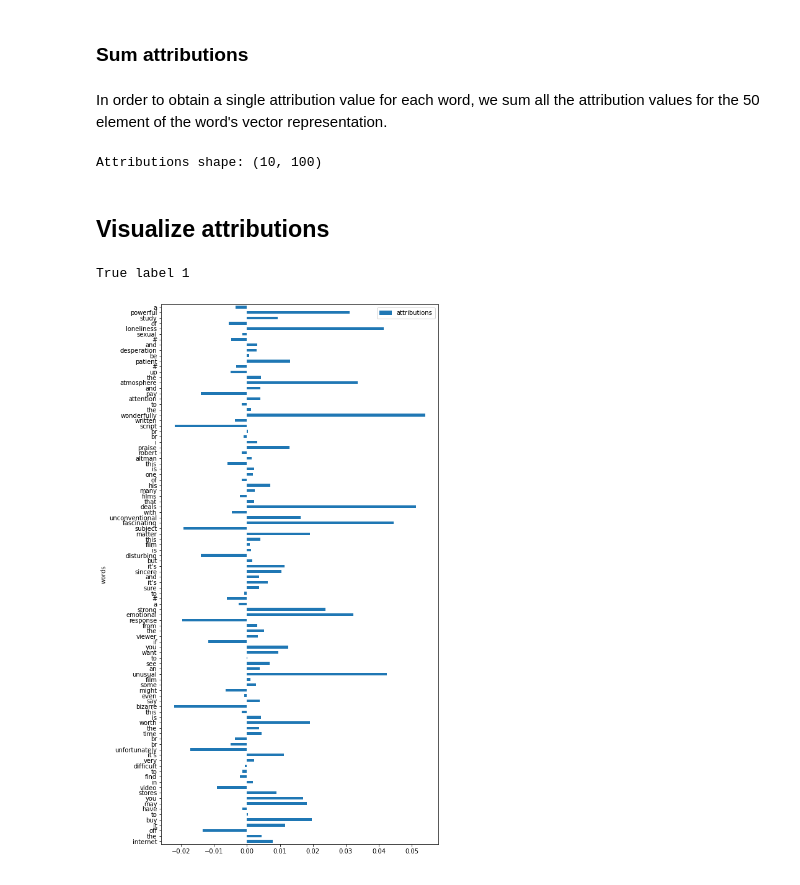
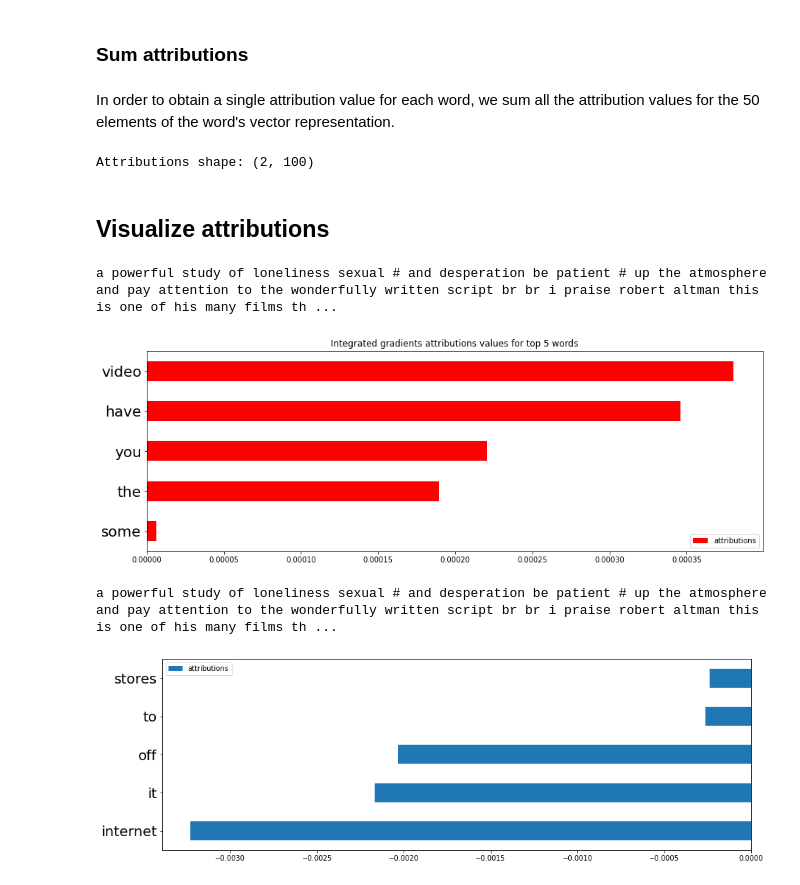
Before and after one commit to SeldonIO/alibi, a Jupyter notebook: examples/integrated_gradients_imdb.ipynb, the cells around one changed output. Drawn from its saved outputs; the diff is of its cells as text; code cells hidden in the pictures.

Commit message:
text visualization, typos

```diff
--- a/examples/integrated_gradients_imdb.ipynb
+++ b/examples/integrated_gradients_imdb.ipynb
@@ -89,8 +77,8 @@ filters = 250
 kernel_size = 3
 hidden_dims = 250
 # %%
-load_model = False
-save_model = True
+load_model = True
+save_model = False
 # %%
 filepath = './model_imdb/'  # change to directory where model is downloaded
 if load_model:
@@ -98,7 +86,7 @@ if load_model:
 else:
     print('Build model...')
 
-    inputs = Input(shape=(100,), dtype='int32')
+    inputs = Input(shape=(maxlen,), dtype='int32')
     embedded_sequences = Embedding(max_features,
                                    embedding_dims)(inputs)
     out = Conv1D(filters,
@@ -144,12 +126,12 @@ The integrated gradients are calculate with respect to the embedding layer for 1
 
 The default baselines are used in this example, which is internally defined as a sequence of zeros. In this case, this corresponds to a sequence of padding characters. The path integral is defined as a straight like from the baseline to the input image. The path is approximated by choosing 50 discrete steps according to the Gauss-Legendre method.
 # %%
-n_steps = 50
+n_steps = 5
 method = "gausslegendre"
 return_convergence_delta = True
 return_predictions = False
 internal_batch_size = 100
-nb_samples = 10
+nb_samples = 2
 ig  = IntegratedGradients(model, layer=model.layers[1],
                           n_steps=n_steps,
                           method=method)
@@ -170,18 +152,28 @@ Attributions shape: (10, 100, 50)
 # %% [markdown]
 ### Sum attributions
 # %% [markdown]
-In order to obtain a single attribution value for each word, we sum all the attribution values for the 50 element of the word's vector representation.
+In order to obtain a single attribution value for each word, we sum all the attribution values for the 50 elements of the word's vector representation.
 # %%
 attrs = attrs.sum(axis=2)
 print('Attributions shape:', attrs.shape)
 # %% [output]
-Attributions shape: (10, 100)
+Attributions shape: (2, 100)
 # %% [markdown]
 ## Visualize attributions
 # %%
 i = 1
 # %%
-visualize_attributions(x_test_red, test_labels_red, attrs, i=i)
+x_i = x_test_red[i]
+attrs_i = attrs[i]
-# %% [output]
-True label 1
-[figure, removed]
+# %%
+show_ig_text_attrs(x_i, attrs_i, 'top', 'red', reverse_index,
+                   title='Integrated gradients attributions values for top 5 words ()')
+# %% [output]
+a powerful study of loneliness sexual # and desperation be patient # up the atmosphere and pay attention to the wonderfully written script br br i praise robert altman this is one of his many films th ...
+[figure, added]
+# %%
+show_ig_text_attrs(x_i, attrs_i, 'bottom', 'blue', reverse_index,
+                   title='Integrated gradients attributions values for bottom 5 words')
+# %% [output]
+a powerful study of loneliness sexual # and desperation be patient # up the atmosphere and pay attention to the wonderfully written script br br i praise robert altman this is one of his many films th ...
+[figure, added]
```
Also changed, not shown: parts of 6 cells of this notebook, 2 other files.
